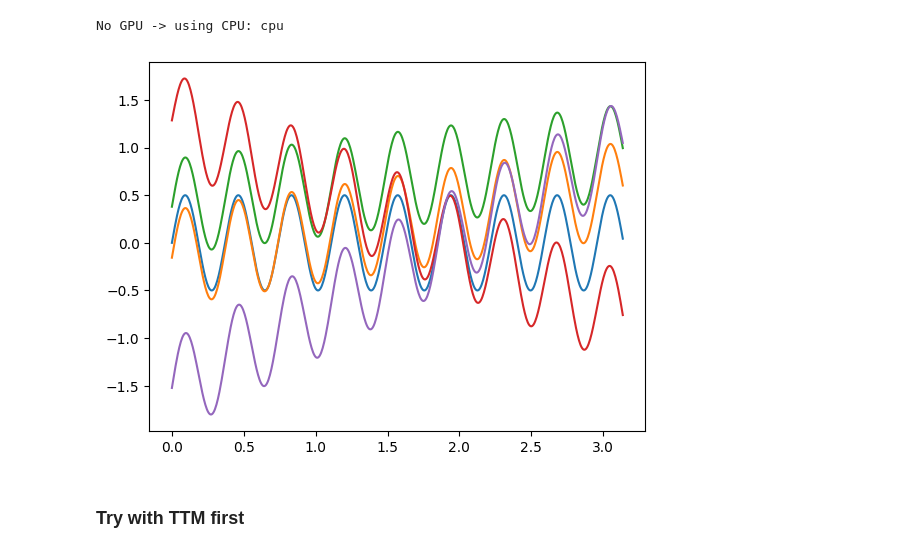
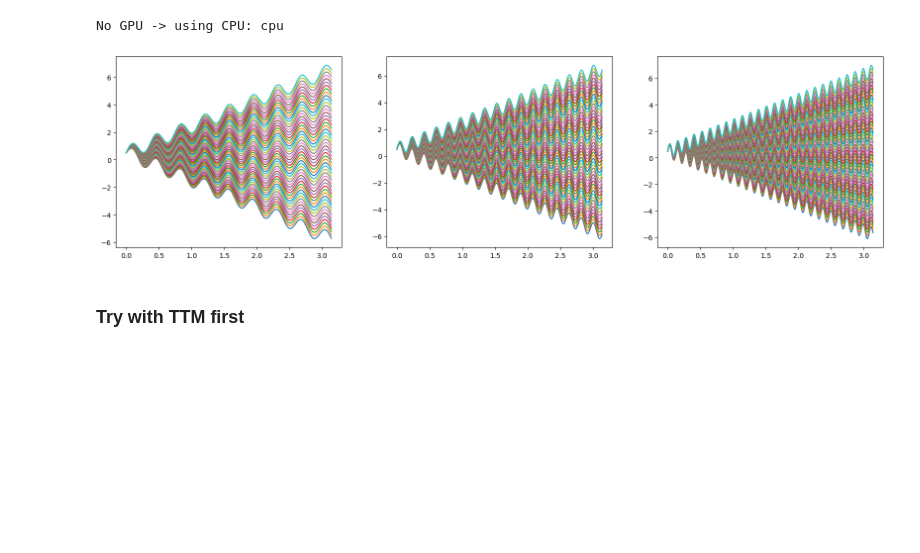
Before and after one commit to sedgewickmm18/notebooks-attic, a Jupyter notebook: TabPFN forecasting.ipynb, the cells around one changed output. Drawn from its saved outputs; the diff is of its cells as text; code cells hidden in the pictures; blank space fills up the shorter version.

```diff
--- a/TabPFN forecasting.ipynb
+++ b/TabPFN forecasting.ipynb
@@ -32,16 +32,24 @@ os.environ['CUDA_LAUNCH_BLOCKING'] = '1'
 # %% [output]
 No GPU -> using CPU: cpu
 # %%
-num_datasets=50
+# prepare sine waves for forecasting
+
+num_datasets=50                     # vary trend (slope) and intercept
+num_freq = 3                        # vary frequency
 num_features=1                      # stick to univariate data right now
 num_points_in_each_dataset=512+96   # fit for TTM 512_96
 
 # for later tuning
 hyperparameters = {'output_noise': 0.01, 'variance_weights': 1.0, 'scaling': .5}
 
-ws = torch.distributions.Normal(torch.zeros(num_features+1), hyperparameters['variance_weights']).sample((num_datasets,))
-ws[0] = torch.Tensor([0,0])
-# shape (50,2) normally distributed around mean 0
+# shape (50,2) normally distributed around mean 0 for slope and intercept
+#ws = torch.distributions.Normal(torch.zeros(num_features+1), hyperparameters['variance_weights']).sample((num_datasets,))
+#ws[0] = torch.Tensor([0,0])
+
+# do it in more orderly fashion
+ws = torch.zeros(num_datasets, 2)
+ws[:,0] = torch.arange(-2, 2, step=4/num_datasets, dtype=torch.float)
+ws[:,1] = 0.5
 
 #xs = torch.rand(num_datasets, num_points_in_each_dataset, num_features)
 
@@ -49,12 +57,21 @@ xs = torch.meshgrid(torch.arange(num_datasets, dtype=torch.float),
                     torch.arange(0, np.pi, step=np.pi/num_points_in_each_dataset, dtype=torch.float),
                     torch.arange(num_features, dtype=torch.float))[1]
 
-# concat meshgrid with 1-matrix - elementwise xs*ws[0](slope) + ws[1](constant) for each of the 50 datasets
+# concat meshgrid with 1-matrix before multiplying elementwise xs*ws[0](slope) + ws[1](constant) for each of the 50 datasets
 xxxs =  torch.einsum('nmf, nf -> nm',
                  torch.cat([xs, torch.ones(num_datasets, num_points_in_each_dataset,1)], 2),
                  ws
                 )
 
+# vary frequency
+xgrid_ = []
+xargs_ = []
+for i in range(num_freq):
+    xargs_.append(xs * (i+1))
+    xgrid_.append(xxxs)
+
+xgrid = torch.cat(xgrid_,0)
+xargs = torch.cat(xargs_,0)
 '''
 # Don't need it now
 ys = torch.distributions.Normal(
@@ -66,13 +83,17 @@ ys = torch.distributions.Normal(
 ).sample()
 '''
 
-zs = xxxs + torch.sin(xs[...,0]*17) * hyperparameters['scaling']
+#zs = xxxs + torch.sin(xs.squeeze() * 17) * hyperparameters['scaling']
+zs = xgrid + torch.sin(xargs.squeeze() * 17) * hyperparameters['scaling']
 #zs = zs.diff()
 # %%
-for dataset_index in range(5): #range(num_datasets):
-    plt.plot(xs[dataset_index,:,0].numpy(), zs[dataset_index].numpy()) #, s=0.8)
+fig,ax = plt.subplots(1,3,figsize=(20,5))
+for idx in range(0,50): #range(num_datasets):
+    ax[0].plot(xs[idx,:,0].numpy(), zs[idx].numpy())
+    ax[1].plot(xs[idx,:,0].numpy(), zs[idx+num_datasets].numpy())
+    ax[2].plot(xs[idx,:,0].numpy(), zs[idx+num_datasets*2].numpy())
 # %% [output]
-[figure, old version]
+[figure, new version]
 # %% [markdown]
 ### Try with TTM first
 # %%
```
Also changed, not shown: parts of 35 cells of this notebook.
